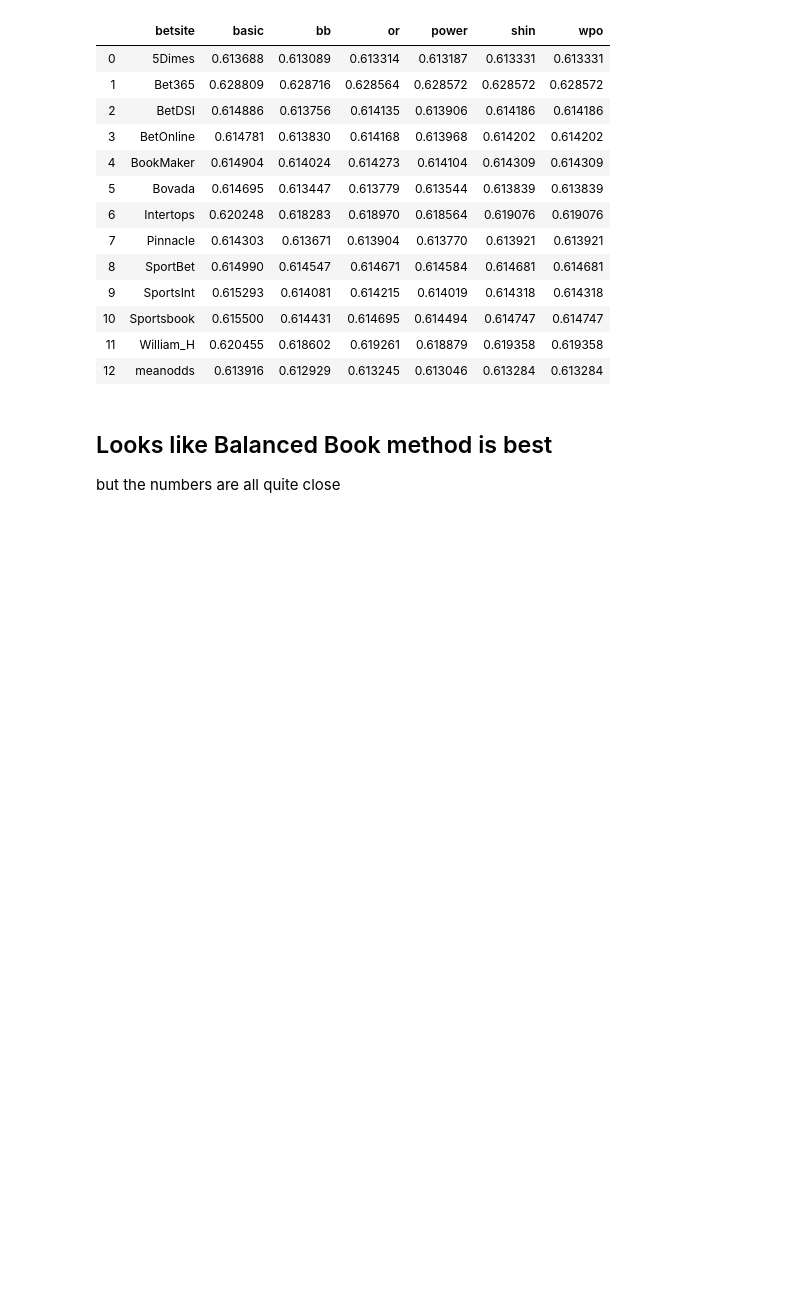
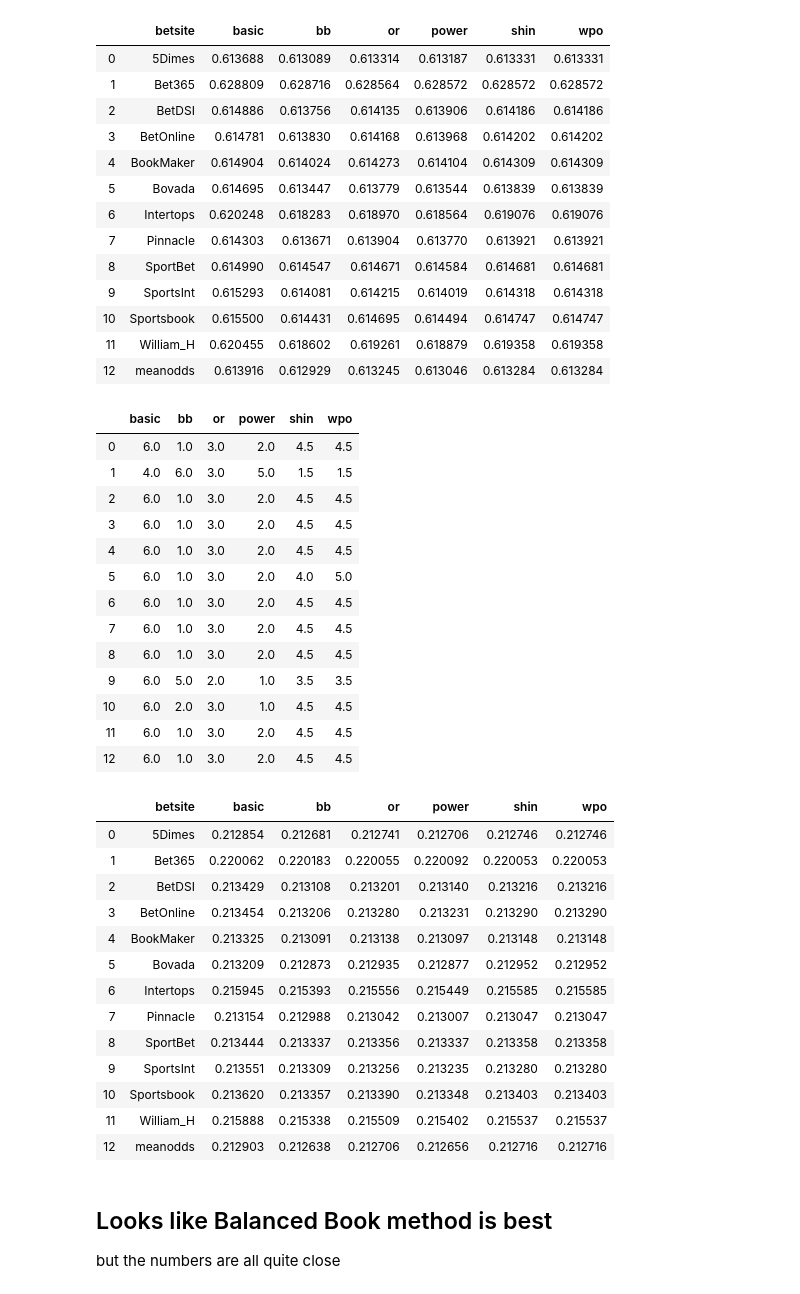
Before and after one commit to iankotliar/UFC_Final, a Jupyter notebook: code/Analysis/Optimal Overround Removal Strategy/6_Determine_Overround_Removal_Strategy.ipynb, the cells around one changed output. Drawn from its saved outputs; the diff is of its cells as text; code cells hidden in the pictures; blank space fills up the shorter version.

```diff
--- a/code/Analysis/Optimal Overround Removal Strategy/6_Determine_Overround_Removal_Strategy.ipynb
+++ b/code/Analysis/Optimal Overround Removal Strategy/6_Determine_Overround_Removal_Strategy.ipynb
@@ -88,5 +88,4 @@ for method in methods:
         vals = df[[col+'_win', col+'_lose']].apply(lambda x: implied(x, method = method), axis = 1)
         df[col+'_win'+'_'+method] = vals[col+'_win']
 # %%
-df['won'] = 1
 df = df[df.Outcome == 'def']
@@ -142,6 +138,57 @@ display(pivoted)
 | 10 | Sportsbook | 0.615500 | 0.614431 | 0.614695 | 0.614494 | 0.614747 | 0.614747 |
 | 11 | William_H | 0.620455 | 0.618602 | 0.619261 | 0.618879 | 0.619358 | 0.619358 |
 | 12 | meanodds | 0.613916 | 0.612929 | 0.613245 | 0.613046 | 0.613284 | 0.613284 |
+# %%
+# repeat analysis using brier score
+
+brier_df = pd.DataFrame(columns = ['method', 'betsite', 'brier_score'])
+brier_df['length'] = range(len(methods)*len(cols))
+del brier_df['length']
+
+
+index = 0
+for method in methods:
+    for col in cols:
+        brier_df['method'].iloc[index] = method
+        brier_df['betsite'].iloc[index] = col
+        p = df[col+'_win'+'_'+method][df[col+'_win'+'_'+method].notna()].values.reshape(-1, 1)
+        brier_df['brier_score'].iloc[index] = np.mean((1-p)**2)
+        index += 1
+pivoted = brier_df.pivot_table(values = ['brier_score'], columns = ['method'],
+                    index = 'betsite',
+                    aggfunc='first').reset_index()
+pivoted.columns = [a if b == '' else b for (a, b) in pivoted.columns]
+display(pivoted.rank(axis=1))
+display(pivoted)
+# %% [output]
+|  | basic | bb | or | power | shin | wpo |
+| 0 | 6.0 | 1.0 | 3.0 | 2.0 | 4.5 | 4.5 |
+| 1 | 4.0 | 6.0 | 3.0 | 5.0 | 1.5 | 1.5 |
+| 2 | 6.0 | 1.0 | 3.0 | 2.0 | 4.5 | 4.5 |
+| 3 | 6.0 | 1.0 | 3.0 | 2.0 | 4.5 | 4.5 |
+| 4 | 6.0 | 1.0 | 3.0 | 2.0 | 4.5 | 4.5 |
+| 5 | 6.0 | 1.0 | 3.0 | 2.0 | 4.0 | 5.0 |
+| 6 | 6.0 | 1.0 | 3.0 | 2.0 | 4.5 | 4.5 |
+| 7 | 6.0 | 1.0 | 3.0 | 2.0 | 4.5 | 4.5 |
+| 8 | 6.0 | 1.0 | 3.0 | 2.0 | 4.5 | 4.5 |
+| 9 | 6.0 | 5.0 | 2.0 | 1.0 | 3.5 | 3.5 |
+| 10 | 6.0 | 2.0 | 3.0 | 1.0 | 4.5 | 4.5 |
+| 11 | 6.0 | 1.0 | 3.0 | 2.0 | 4.5 | 4.5 |
+| 12 | 6.0 | 1.0 | 3.0 | 2.0 | 4.5 | 4.5 |
+|  | betsite | basic | bb | or | power | shin | wpo |
+| 0 | 5Dimes | 0.212854 | 0.212681 | 0.212741 | 0.212706 | 0.212746 | 0.212746 |
+| 1 | Bet365 | 0.220062 | 0.220183 | 0.220055 | 0.220092 | 0.220053 | 0.220053 |
+| 2 | BetDSI | 0.213429 | 0.213108 | 0.213201 | 0.213140 | 0.213216 | 0.213216 |
+| 3 | BetOnline | 0.213454 | 0.213206 | 0.213280 | 0.213231 | 0.213290 | 0.213290 |
+| 4 | BookMaker | 0.213325 | 0.213091 | 0.213138 | 0.213097 | 0.213148 | 0.213148 |
+| 5 | Bovada | 0.213209 | 0.212873 | 0.212935 | 0.212877 | 0.212952 | 0.212952 |
+| 6 | Intertops | 0.215945 | 0.215393 | 0.215556 | 0.215449 | 0.215585 | 0.215585 |
+| 7 | Pinnacle | 0.213154 | 0.212988 | 0.213042 | 0.213007 | 0.213047 | 0.213047 |
+| 8 | SportBet | 0.213444 | 0.213337 | 0.213356 | 0.213337 | 0.213358 | 0.213358 |
+| 9 | SportsInt | 0.213551 | 0.213309 | 0.213256 | 0.213235 | 0.213280 | 0.213280 |
+| 10 | Sportsbook | 0.213620 | 0.213357 | 0.213390 | 0.213348 | 0.213403 | 0.213403 |
+| 11 | William_H | 0.215888 | 0.215338 | 0.215509 | 0.215402 | 0.215537 | 0.215537 |
+| 12 | meanodds | 0.212903 | 0.212638 | 0.212706 | 0.212656 | 0.212716 | 0.212716 |
 # %% [markdown]
 ## Looks like Balanced Book method is best
 but the numbers are all quite close
```
Also changed, not shown: parts of 2 cells of this notebook, 1 other file.
